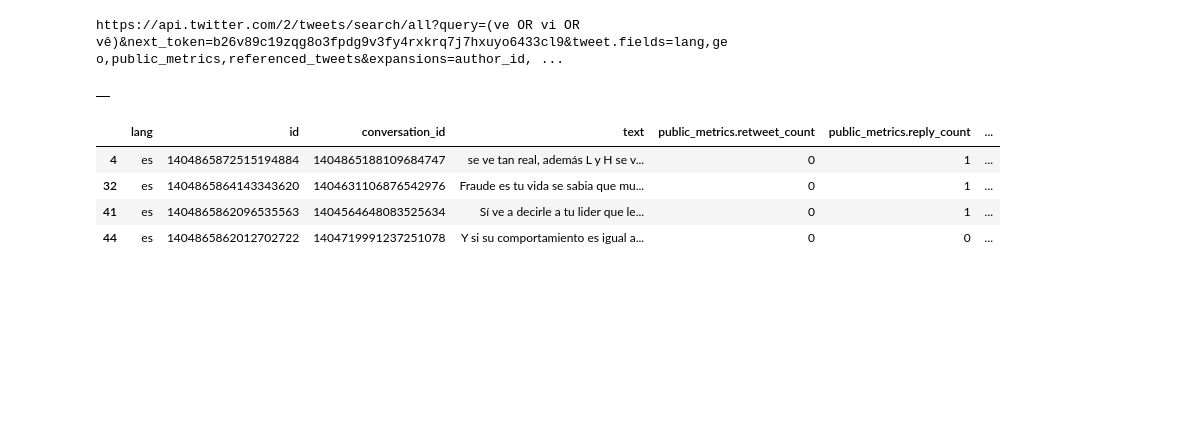
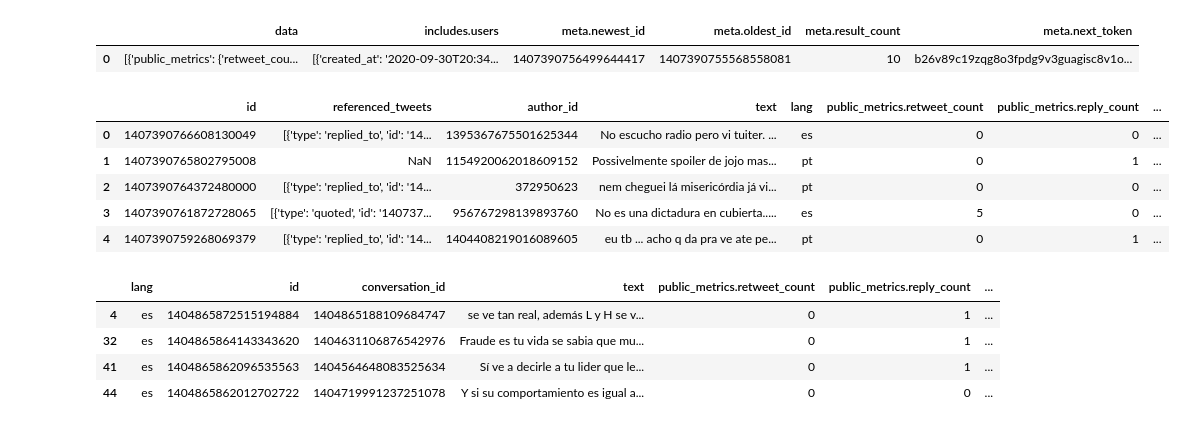
Before and after one commit to ruskirin/ling-twitter-analysis, a Jupyter notebook: extraction/twitter-extracting.ipynb, the cells around one changed output. Saved outputs shown, nothing was run; the diff lists cells and outputs as text; code cells hidden in the pictures; blank space fills up the shorter version.

```diff
--- a/extraction/twitter-extracting.ipynb
+++ b/extraction/twitter-extracting.ipynb
@@ -115,45 +78,35 @@ for vs in verb_stem.items():
 
     data = pd.DataFrame()
 
-    while connection.connect(stems, is_next=True):
-        desc = pd.json_normalize(
-                connection.response)
-
+    while connection.connect(stems, is_next=True, time_interval=1):
         data = data.append(
             pd.json_normalize(
                 connection.response, record_path='data'))
 
-        data.reset_index(drop=True, inplace=True)
-
-        # Duplicated text
-#         dup = d.loc[:, 'text'].duplicated()
-        # Wrong language
-        lang = (data.loc[:, 'lang']!='es') & (data.loc[:, 'lang']!='pt')
-        # Is a retweet
-        retweet = data.loc[:, 'text'].str.contains('RT @')
-
         # Remove '@...' mentions
         data.loc[:, 'text'] = data.loc[:, 'text'].str.replace(r'(@[\w]+ )', '', regex=True)
 
-        print('\nUndesirables:')
+        # Normalize characters -- remove accent marks
+        text = data.loc[:, 'text'].apply(unidecode)
+
+        print(f'\n{dup.sum()} duplicated, {topic.sum()} bad matches')
         display(
-            pd.concat([data.loc[:, ['lang', 'text']],
-                       lang.rename('is_wrong_lang'),
-                       retweet.rename('is_retweet')],
+            pd.concat([data.loc[:, 'text'],
+                       dup.rename('is_dup'),
+                       ~(topic.rename('no_stem'))],
                       axis=1))
 
-        data.drop(
-            data.loc[lang|retweet].index,
-            inplace=True)
+        for t in text.loc[~topic]:
+            n = t.lower().replace('ve', '|>|ve|<|').replace('vi', '|>|vi|<|')
+            print(f'CASE:\n{n}\n')
 
-        print(f'\nAfter dropping: {data.shape[0]}')
-#         display(data.head())
-
-        if data.shape[0] >= 5:
-            break
+                if data.shape[0] >= 10:
+                    response_schema = pd.json_normalize(
+                        connection.response)
+                    break
 
     idx+=1
-    response = response.append(data, ignore_index=True)
+    response_data = response_data.append(data, ignore_index=True)
 # %% [output]
 Retrieving tweets: ver
 Topics: (ve OR vi OR vê)
@@ -195,11 +212,17 @@ AttributeError: 'NoneType' object has no attribute 'json'
-# %%
-print(connection.url)
-# %% [output]
-https://api.twitter.com/2/tweets/search/all?query=(ve OR vi OR vê)&next_token=b26v89c19zqg8o3fpdg9v3fy4rxkrq7j7hxuyo6433cl9&tweet.fields=lang,geo,public_metrics,referenced_tweets&expansions=author_id, ...
+# %%
+response_schema.head()
+# %% [output]
+|  | data | includes.users | meta.newest_id | meta.oldest_id | meta.result_count | meta.next_token |
+| 0 | [{'public_metrics': {'retweet_cou... | [{'created_at': '2020-09-30T20:34... | 1407390756499644417 | 1407390755568558081 | 10 | b26v89c19zqg8o3fpdg9v3guagisc8v1o... |
 # %%
-response.head()
+response_data.head()
 # %% [output]
-|  |
+|  | id | referenced_tweets | author_id | text | lang | public_metrics.retweet_count | public_metrics.reply_count | ... |
+| 0 | 1407390766608130049 | [{'type': 'replied_to', 'id': '14... | 1395367675501625344 | No escucho radio pero vi tuiter. ... | es | 0 | 0 | ... |
+| 1 | 1407390765802795008 | NaN | 1154920062018609152 | Possivelmente spoiler de jojo mas... | pt | 0 | 1 | ... |
+| 2 | 1407390764372480000 | [{'type': 'replied_to', 'id': '14... | 372950623 | nem cheguei lá misericórdia já vi... | pt | 0 | 0 | ... |
+| 3 | 1407390761872728065 | [{'type': 'quoted', 'id': '140737... | 956767298139893760 | No es una dictadura en cubierta..... | es | 5 | 0 | ... |
+| 4 | 1407390759268069379 | [{'type': 'replied_to', 'id': '14... | 1404408219016089605 | eu tb ... acho q da pra ve ate pe... | pt | 0 | 1 | ... |
 # %%
 lang = response.loc[:, 'lang']!='es'
 # %%
```
Also changed, not shown: parts of 21 cells of this notebook, 8 other files.
